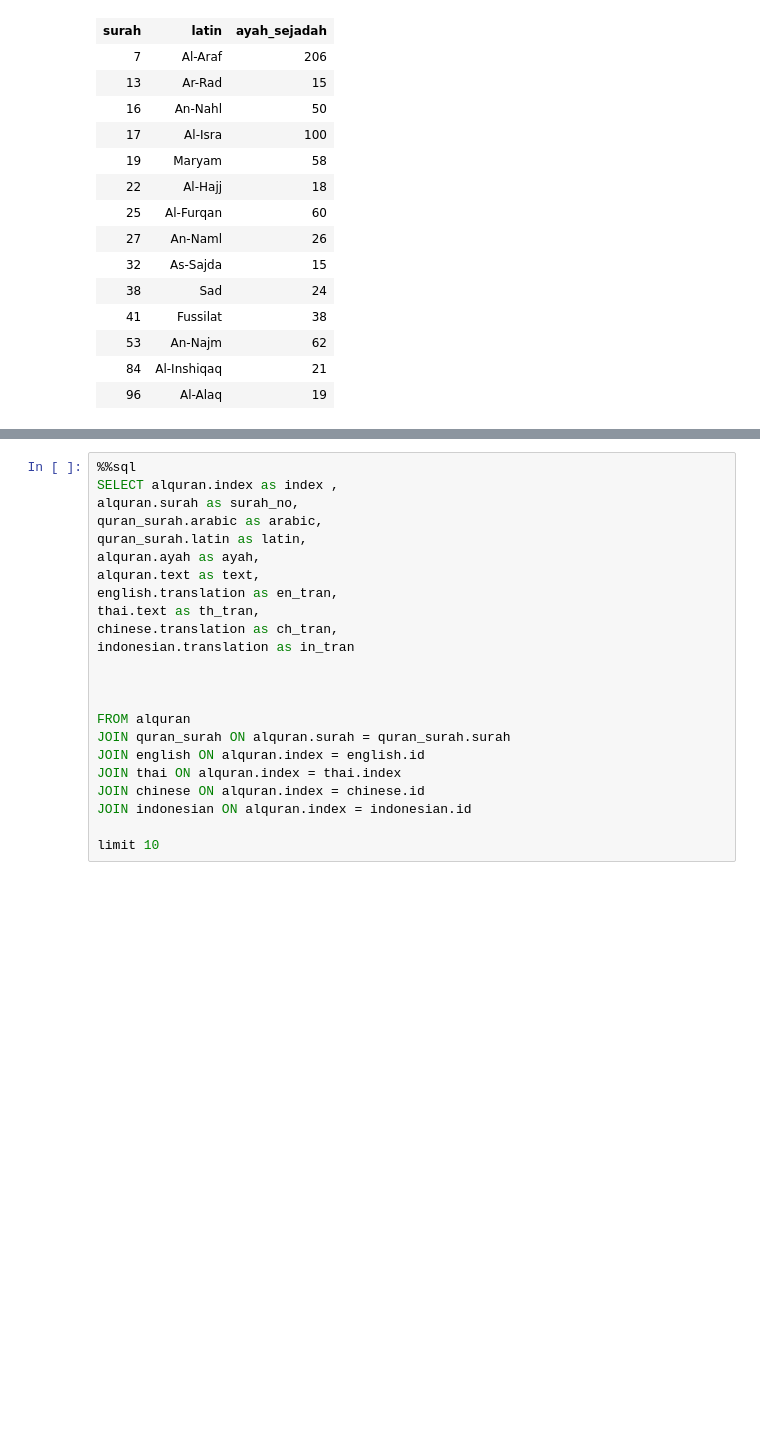
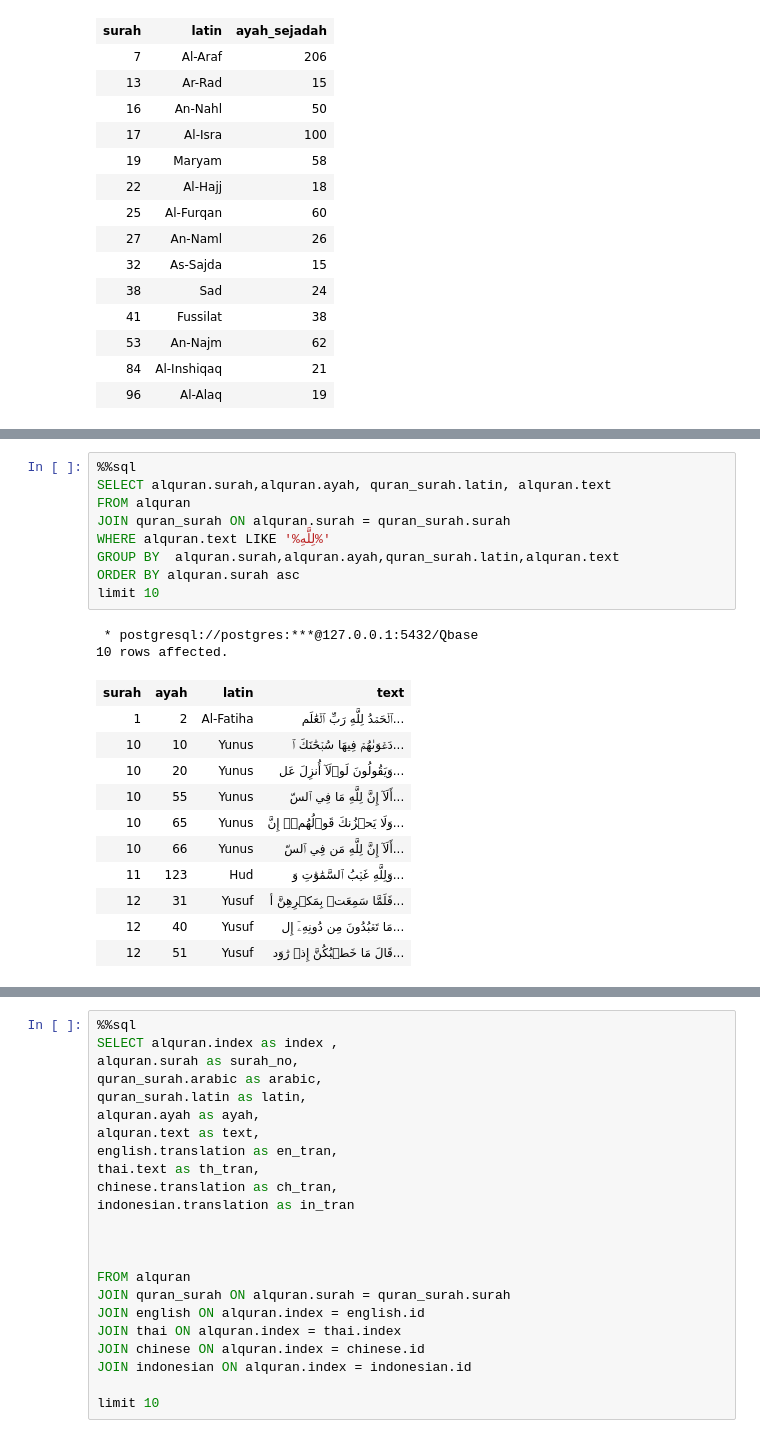
Before and after one commit to ArifYacop/quran-dataset, a Jupyter notebook: quran/query.ipynb, the cells around one changed output, grey strips where cells are left out. Drawn from its saved outputs; the diff is of its cells as text; blank space fills up the shorter version.

```diff
--- a/quran/query.ipynb
+++ b/quran/query.ipynb
@@ -201,0 +246,23 @@ WHERE quran_surah.sajda != '0'
+# %%
+%%sql
+SELECT alquran.surah,alquran.ayah, quran_surah.latin, alquran.text
+FROM alquran
+JOIN quran_surah ON alquran.surah = quran_surah.surah
+WHERE alquran.text LIKE '%لِلَّهِ%'
+GROUP BY  alquran.surah,alquran.ayah,quran_surah.latin,alquran.text
+ORDER BY alquran.surah asc
+limit 10
+# %% [output]
+ * postgresql://postgres:***@127.0.0.1:5432/Qbase
+10 rows affected.
+| surah | ayah | latin | text |
+| 1 | 2 | Al-Fatiha | ٱلۡحَمۡدُ لِلَّهِ رَبِّ ٱلۡعَٰلَم... |
+| 10 | 10 | Yunus | دَعۡوَىٰهُمۡ فِيهَا سُبۡحَٰنَكَ ٱ... |
+| 10 | 20 | Yunus | وَيَقُولُونَ لَوۡلَآ أُنزِلَ عَل... |
+| 10 | 55 | Yunus | أَلَآ إِنَّ لِلَّهِ مَا فِي ٱلسّ... |
+| 10 | 65 | Yunus | وَلَا يَحۡزُنكَ قَوۡلُهُمۡۘ إِنَّ... |
+| 10 | 66 | Yunus | أَلَآ إِنَّ لِلَّهِ مَن فِي ٱلسّ... |
+| 11 | 123 | Hud | وَلِلَّهِ غَيۡبُ ٱلسَّمَٰوَٰتِ وَ... |
+| 12 | 31 | Yusuf | فَلَمَّا سَمِعَتۡ بِمَكۡرِهِنَّ أ... |
+| 12 | 40 | Yusuf | مَا تَعۡبُدُونَ مِن دُونِهِۦٓ إِل... |
+| 12 | 51 | Yusuf | قَالَ مَا خَطۡبُكُنَّ إِذۡ رَٰوَد... |
```
Also changed, not shown: parts of 16 cells of this notebook.
